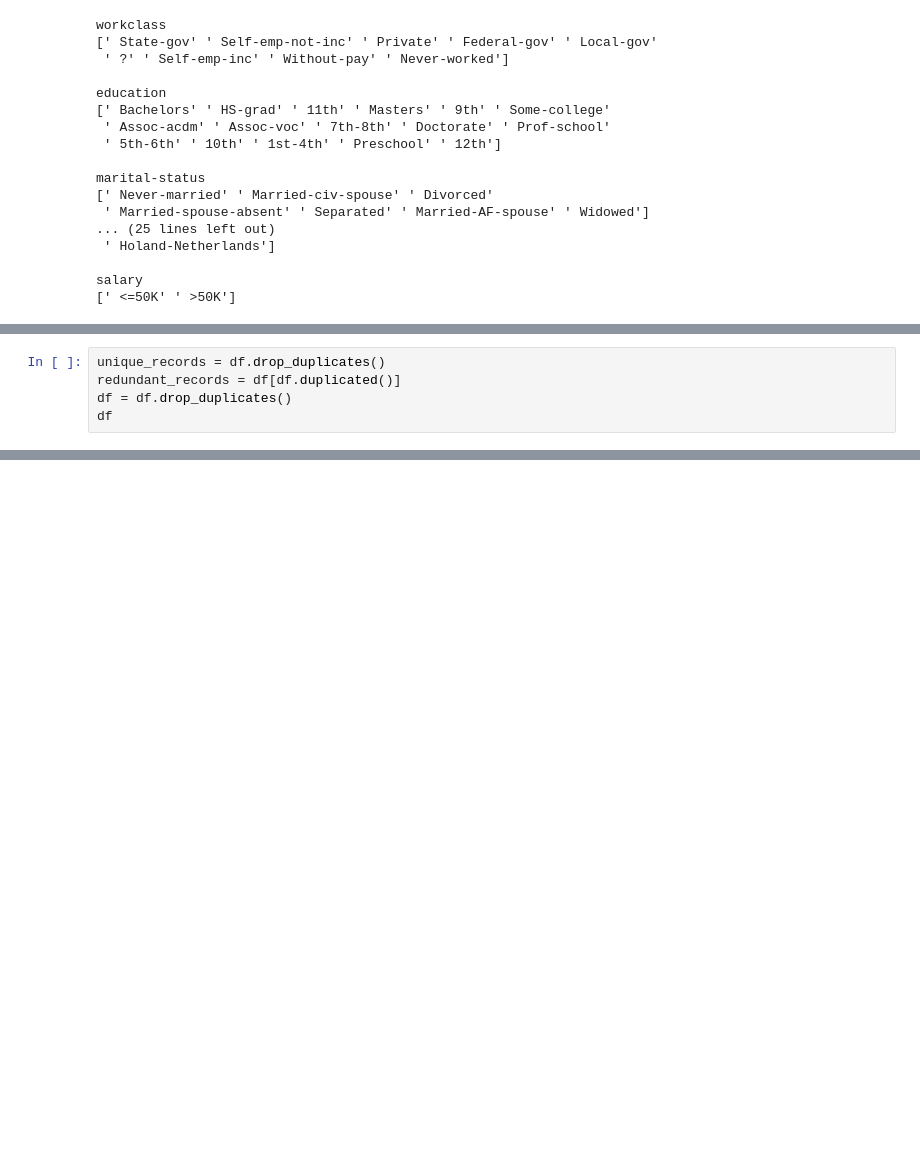
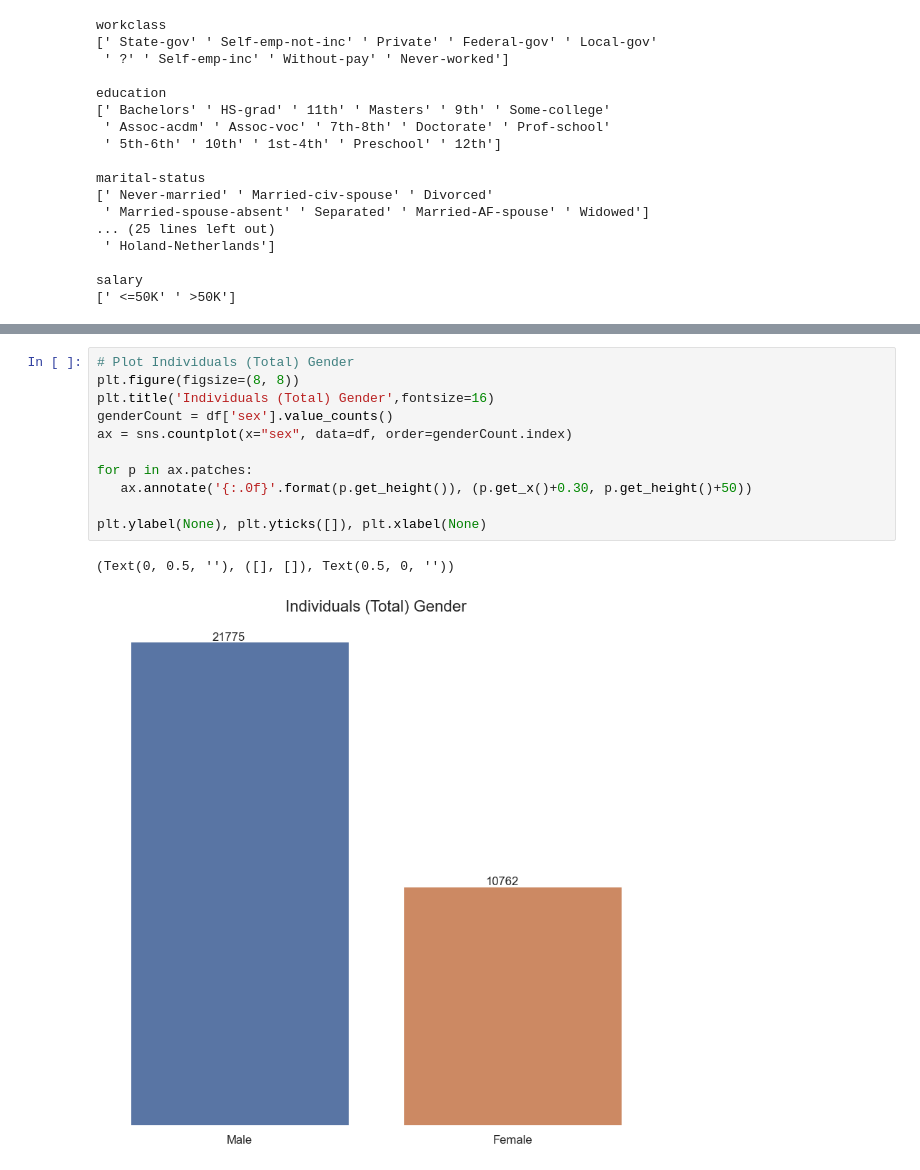
Before and after one commit to witKen/Salary_Prediction, a Jupyter notebook: Salary_prediction.ipynb, the cells around one changed output, grey strips where cells are left out. Drawn from its saved outputs; the diff is of its cells as text; blank space fills up the shorter version.

```diff
--- a/Salary_prediction.ipynb
+++ b/Salary_prediction.ipynb
@@ -219,5 +198,0 @@ plt.show
-# %%
-unique_records = df.drop_duplicates()
-redundant_records = df[df.duplicated()]
-df = df.drop_duplicates()
-df
@@ -329,0 +199,14 @@ Number of rows after outlier removal: 18983
+# %%
+# Plot Individuals (Total) Gender
+plt.figure(figsize=(8, 8))
+plt.title('Individuals (Total) Gender',fontsize=16)
+genderCount = df['sex'].value_counts()
+ax = sns.countplot(x="sex", data=df, order=genderCount.index)
+
+for p in ax.patches:
+   ax.annotate('{:.0f}'.format(p.get_height()), (p.get_x()+0.30, p.get_height()+50))
+
+plt.ylabel(None), plt.yticks([]), plt.xlabel(None)
+# %% [output]
+(Text(0, 0.5, ''), ([], []), Text(0.5, 0, ''))
+[figure, added]
```
Also changed, not shown: parts of 40 cells of this notebook.
